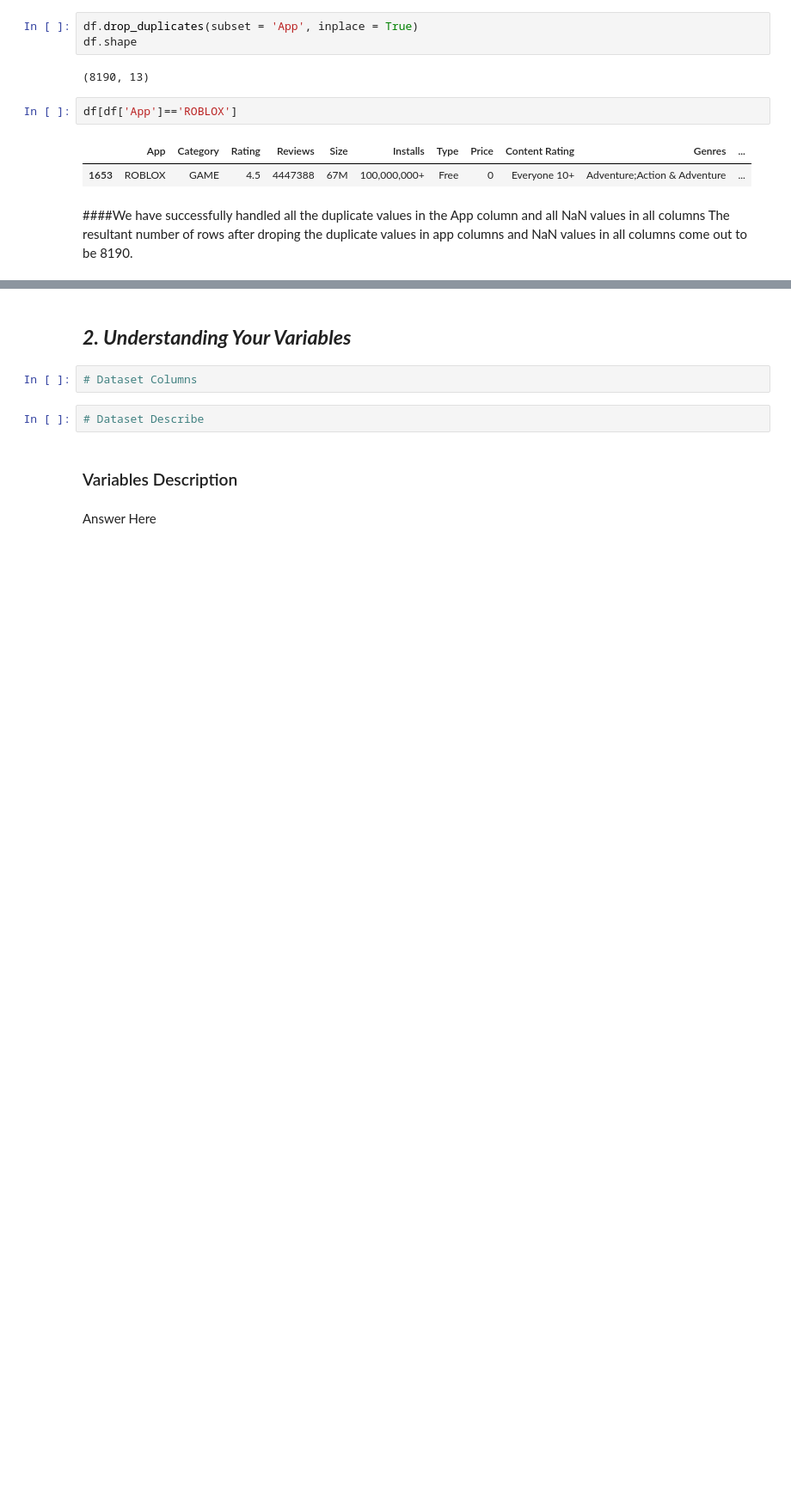
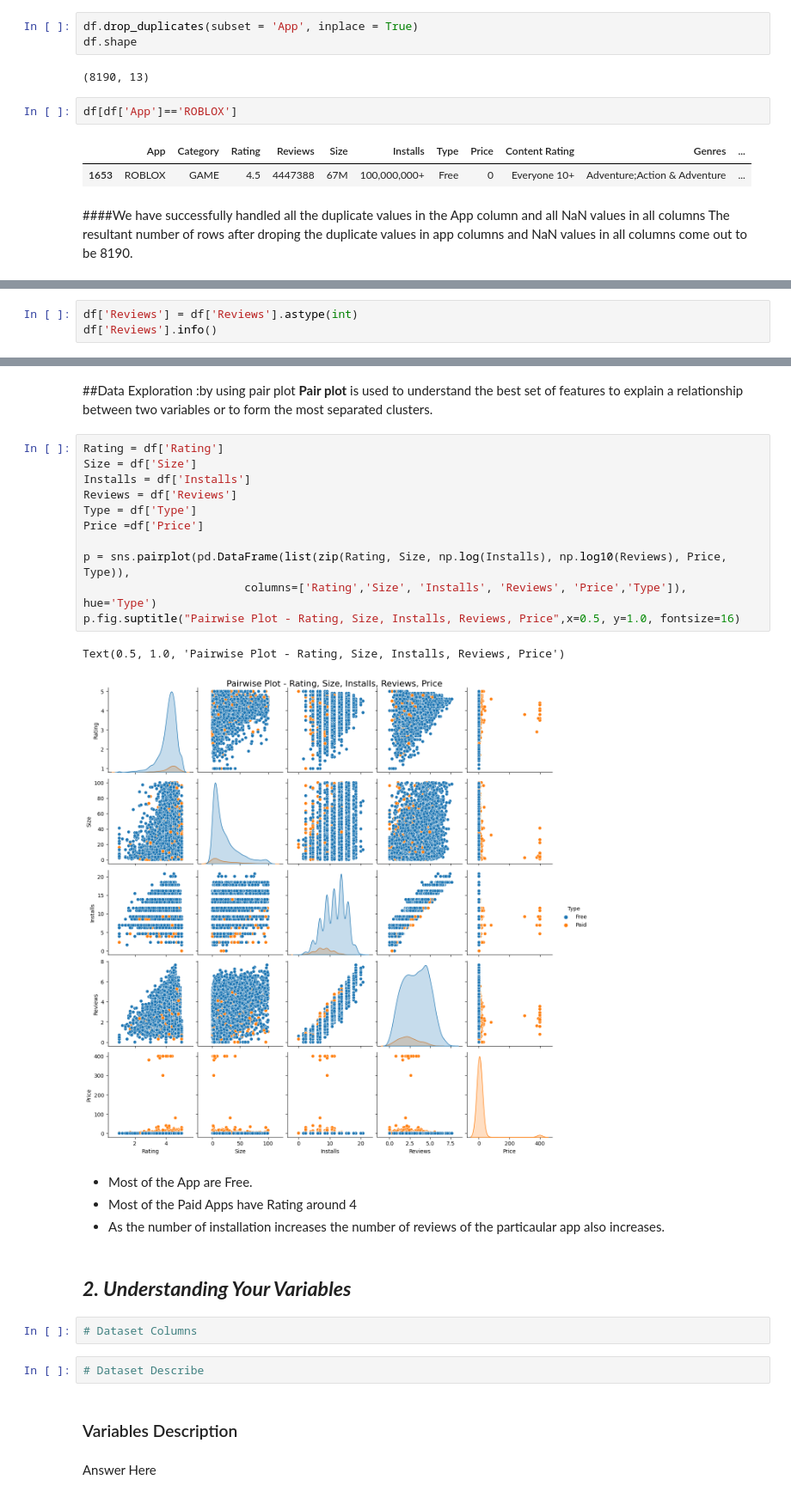
Before and after one commit to chauhan-jaswant/EDA-PROJECT, a Jupyter notebook: Play_Store_App_Review_Analysis.ipynb, the cells around one changed output, grey strips where cells are left out. Shown at 86% size. Drawn from its saved outputs; the diff is of its cells as text; blank space fills up the shorter version.

```diff
--- a/Play_Store_App_Review_Analysis.ipynb
+++ b/Play_Store_App_Review_Analysis.ipynb
@@ -338,0 +562,3 @@ df[df['App']=='ROBLOX']
+# %%
+df['Reviews'] = df['Reviews'].astype(int)
+df['Reviews'].info()
@@ -339,3 +586,24 @@ df[df['App']=='ROBLOX']
+# %% [markdown]
+##Data Exploration :by using pair plot
+**Pair plot** is used to understand the best set of features to explain a relationship between two variables or to form the most separated clusters.
+# %%
+Rating = df['Rating']
+Size = df['Size']
+Installs = df['Installs']
+Reviews = df['Reviews']
+Type = df['Type']
+Price =df['Price']
+
+p = sns.pairplot(pd.DataFrame(list(zip(Rating, Size, np.log(Installs), np.log10(Reviews), Price, Type)),
+                        columns=['Rating','Size', 'Installs', 'Reviews', 'Price','Type']), hue='Type')
+p.fig.suptitle("Pairwise Plot - Rating, Size, Installs, Reviews, Price",x=0.5, y=1.0, fontsize=16)
+# %% [output]
+Text(0.5, 1.0, 'Pairwise Plot - Rating, Size, Installs, Reviews, Price')
+[figure, added]
+# %% [markdown]
+* Most of the App are Free.
+* Most of the Paid Apps have Rating around 4
+* As the number of installation increases the number of reviews of the particaular app also increases.
 # %% [markdown]
 ## ***2. Understanding Your Variables***
 # %%
```
Also changed, not shown: parts of 30 cells of this notebook.
